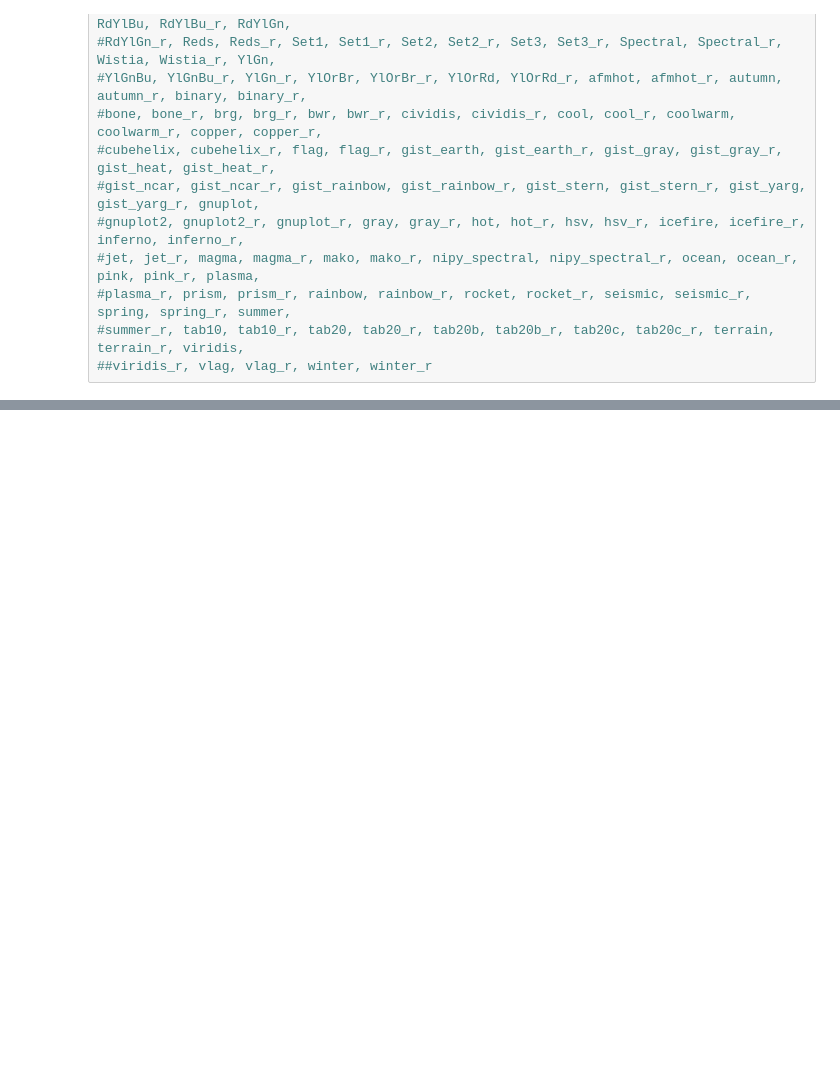
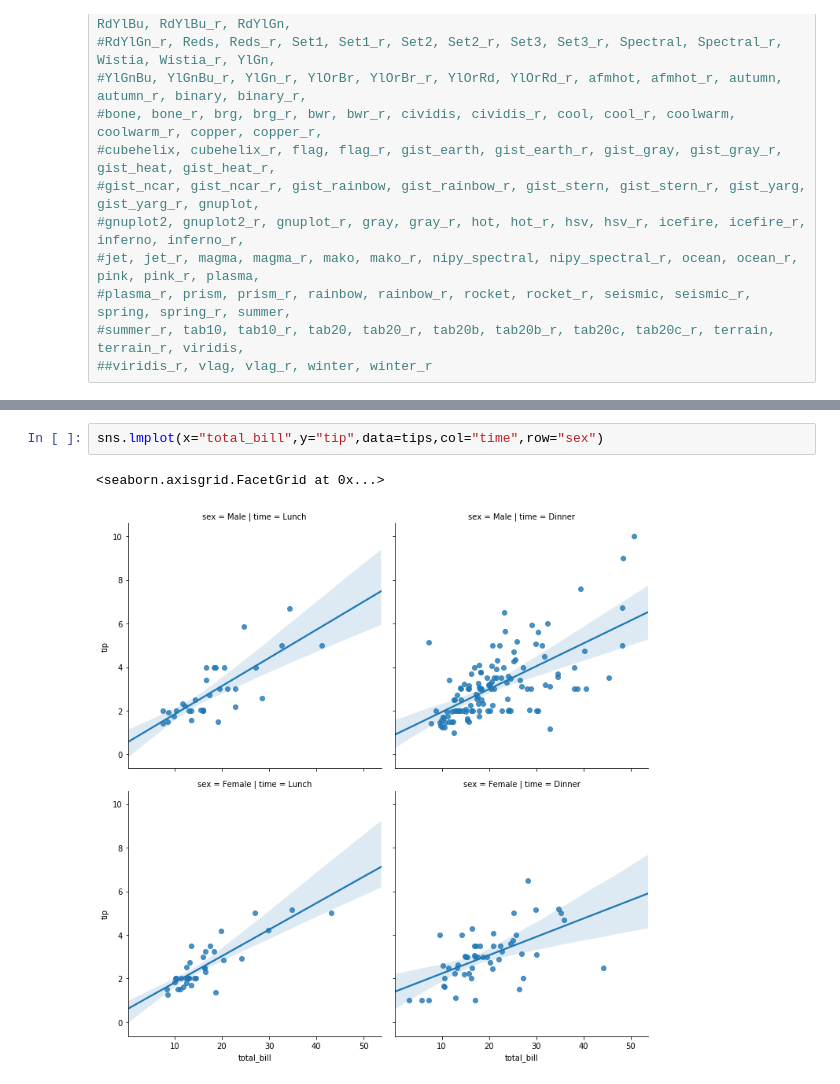
Before and after one commit to SabariVig/Data-Science, a Jupyter notebook: Python-for-Data-Visualization/Seaborn/Untitled.ipynb, the cells around one changed output, grey strips where cells are left out. Saved outputs shown, nothing was run; the diff lists cells and outputs as text; blank space fills up the shorter version.

```diff
--- a/Python-for-Data-Visualization/Seaborn/Untitled.ipynb
+++ b/Python-for-Data-Visualization/Seaborn/Untitled.ipynb
@@ -91,0 +117,5 @@ sns.clustermap(fl1,standard_scale=1,cmap="YlGnBu")
+# %%
+sns.lmplot(x="total_bill",y="tip",data=tips,col="time",row="sex")
+# %% [output]
+<seaborn.axisgrid.FacetGrid at 0x...>
+[figure, added]
```
Also changed, not shown: parts of 12 cells of this notebook, 3 other files.
